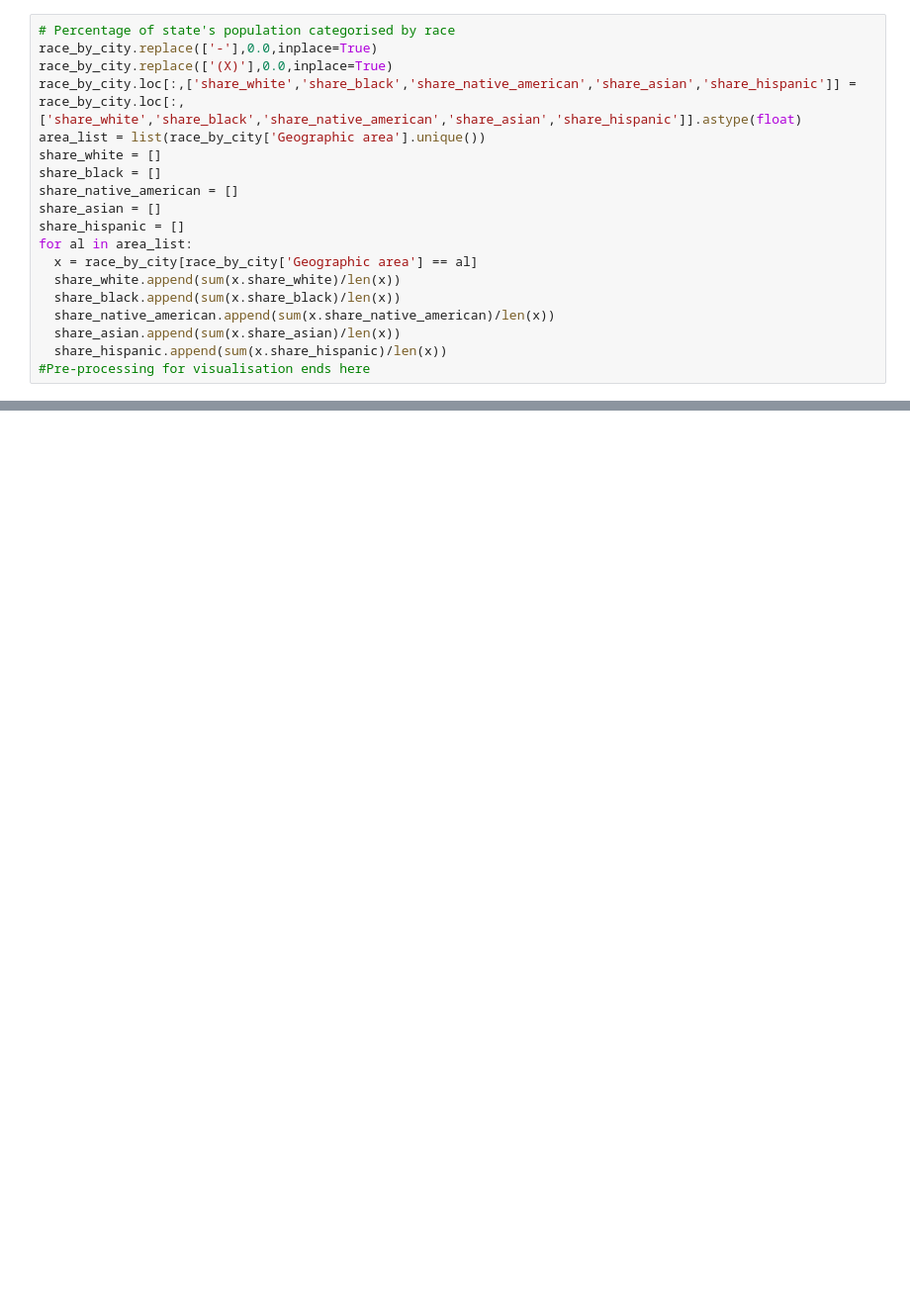
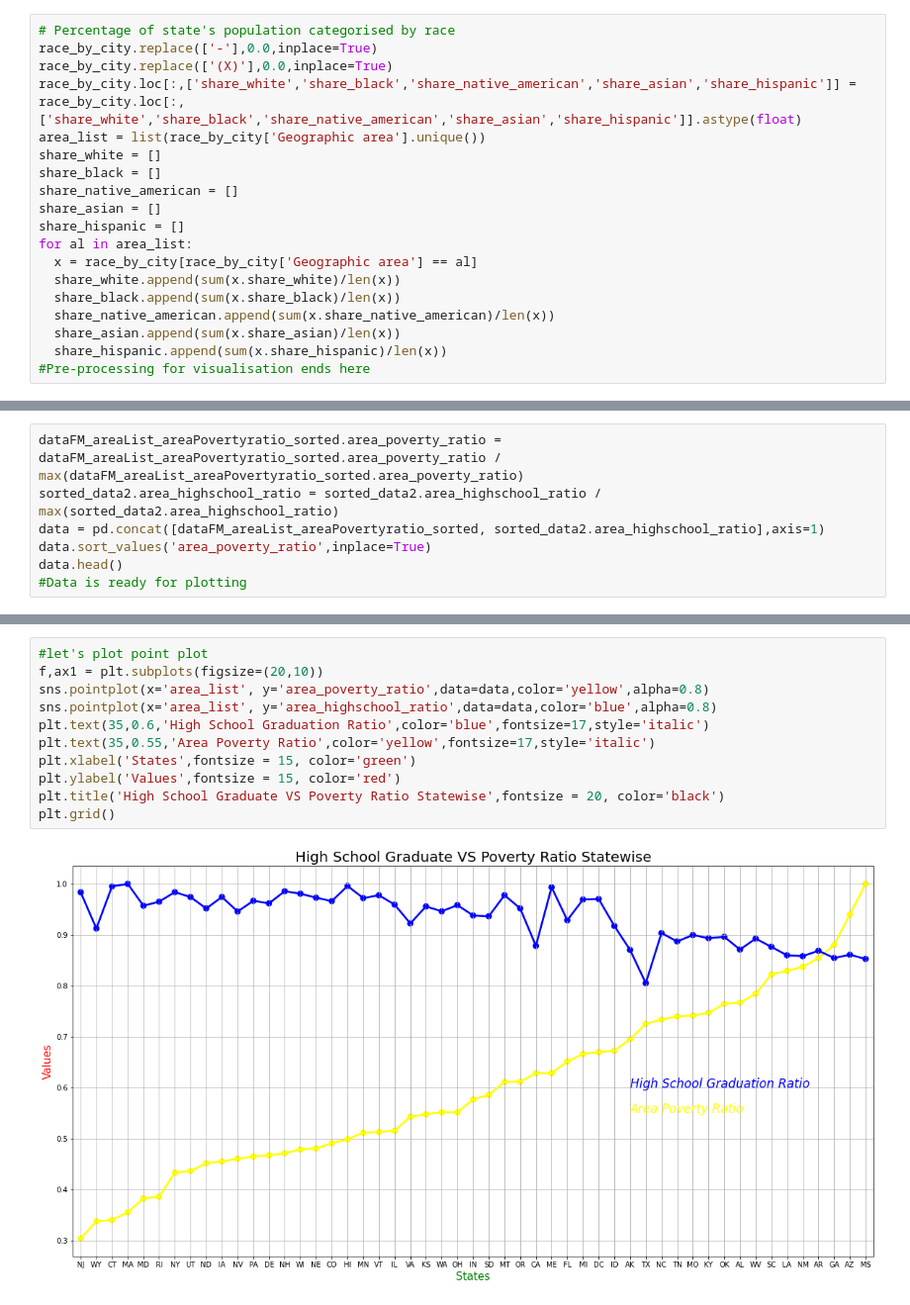
Before and after one commit to pradeepprasad/Machine_Learning_Workspace, a Jupyter notebook: Visualisation_Hands_On_01.ipynb, the cells around one changed output, grey strips where cells are left out. Shown at 99% size. Cells and saved outputs as stored; diff of their text form; blank space fills up the shorter version.

```diff
--- a/Visualisation_Hands_On_01.ipynb
+++ b/Visualisation_Hands_On_01.ipynb
@@ -329,0 +238,7 @@ ax.set(xlabel='Percentage of Races', ylabel = 'State', title = 'Sates population
+# %%
+dataFM_areaList_areaPovertyratio_sorted.area_poverty_ratio = dataFM_areaList_areaPovertyratio_sorted.area_poverty_ratio / max(dataFM_areaList_areaPovertyratio_sorted.area_poverty_ratio)
+sorted_data2.area_highschool_ratio = sorted_data2.area_highschool_ratio / max(sorted_data2.area_highschool_ratio)
+data = pd.concat([dataFM_areaList_areaPovertyratio_sorted, sorted_data2.area_highschool_ratio],axis=1)
+data.sort_values('area_poverty_ratio',inplace=True)
+data.head()
+#Data is ready for plotting
@@ -329,0 +252,13 @@ ax.set(xlabel='Percentage of Races', ylabel = 'State', title = 'Sates population
+# %%
+#let's plot point plot
+f,ax1 = plt.subplots(figsize=(20,10))
+sns.pointplot(x='area_list', y='area_poverty_ratio',data=data,color='yellow',alpha=0.8)
+sns.pointplot(x='area_list', y='area_highschool_ratio',data=data,color='blue',alpha=0.8)
+plt.text(35,0.6,'High School Graduation Ratio',color='blue',fontsize=17,style='italic')
+plt.text(35,0.55,'Area Poverty Ratio',color='yellow',fontsize=17,style='italic')
+plt.xlabel('States',fontsize = 15, color='green')
+plt.ylabel('Values',fontsize = 15, color='red')
+plt.title('High School Graduate VS Poverty Ratio Statewise',fontsize = 20, color='black')
+plt.grid()
+# %% [output]
+[figure, added]
```
Also changed, not shown: parts of 17 cells of this notebook.
